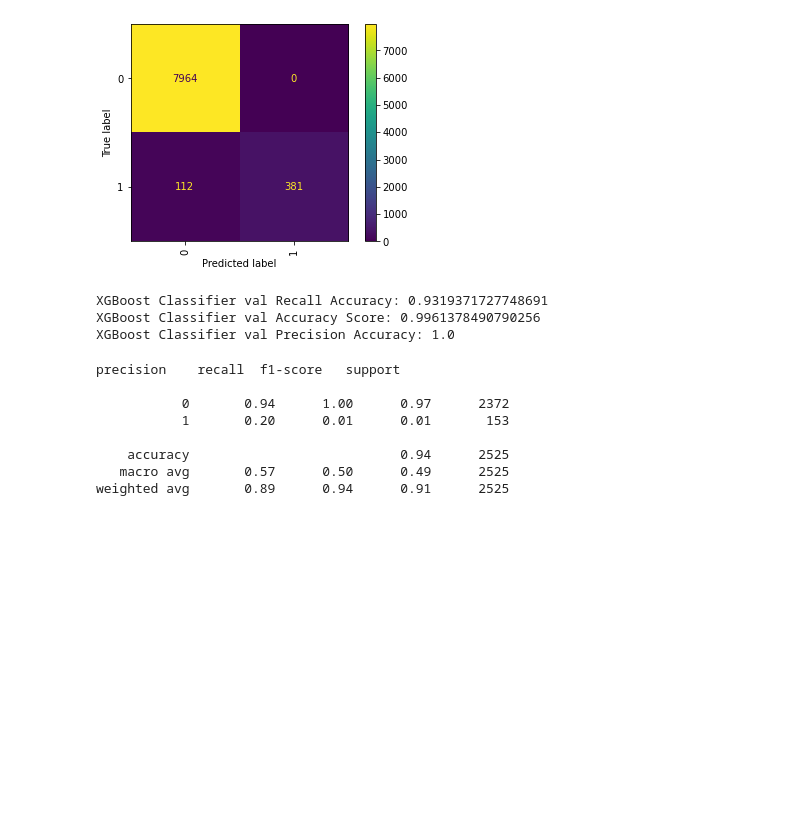
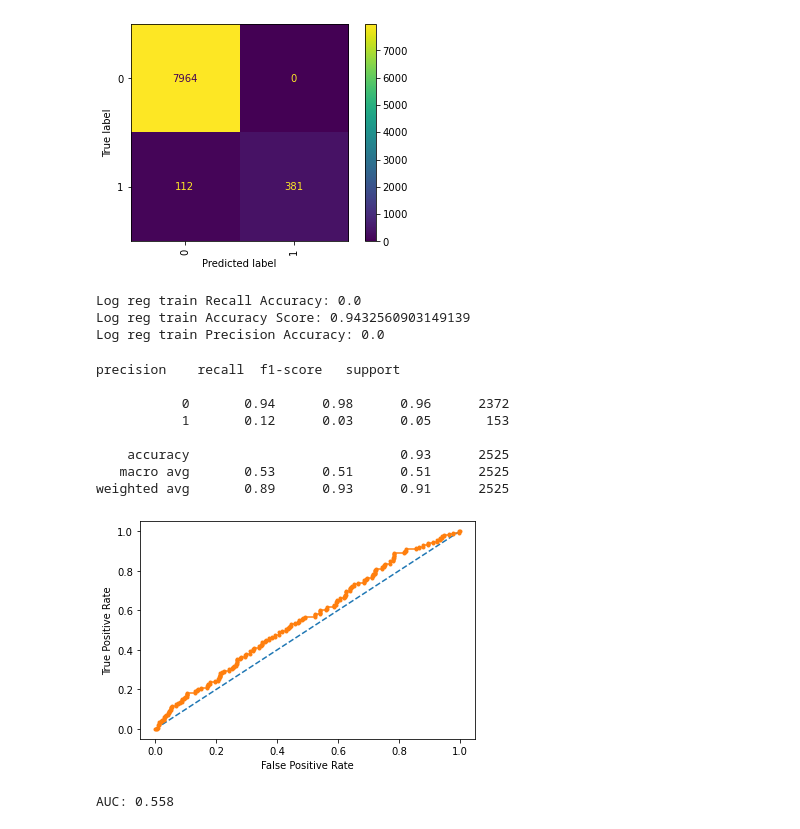
Before and after one commit to agpark1/VC-Sourcing-Model-Unit2-Build, a Jupyter notebook: 2A.ipynb, the cells around one changed output. Drawn from its saved outputs; the diff is of its cells as text; code cells hidden in the pictures; blank space fills up the shorter version.

Commit message:
exported pipeline and df2 for dashboard

```diff
--- a/2A.ipynb
+++ b/2A.ipynb
@@ -622,6 +635,7 @@ labels2 = df2['Raised Series A']
 
 X_train3, X_test3, y_train3, y_test3 = train_test_split(features2, labels2, test_size = 0.2, random_state = 42)
 # %%
+#log 1
 pipeline3 = make_pipeline(
     ce.OrdinalEncoder(),
     SimpleImputer(strategy='median'),
@@ -631,26 +645,44 @@ pipeline3 = make_pipeline(
 
 
 
-pipe3 = pipeline.fit(X_train3, y_train3);
+pipe3 = pipeline3.fit(X_train3, y_train3);
 # %%
+# log 1
 log_train = pipe3.predict(X_train3)
-print("XGBoost Classifier val Recall Accuracy:", recall_score(y_train3, log_train))
-print("XGBoost Classifier val Accuracy Score:", accuracy_score(y_train3, log_train))
-print("XGBoost Classifier val Precision Accuracy:", precision_score(y_train3, log_train))
+print("Log reg train Recall Accuracy:", recall_score(y_train3, log_train))
+print("Log reg train Accuracy Score:", accuracy_score(y_train3, log_train))
+print("Log reg train Precision Accuracy:", precision_score(y_train3, log_train))
 # %% [output]
-XGBoost Classifier val Recall Accuracy: 0.9319371727748691
-XGBoost Classifier val Accuracy Score: 0.9961378490790256
-XGBoost Classifier val Precision Accuracy: 1.0
+Log reg train Recall Accuracy: 0.0
+Log reg train Accuracy Score: 0.9432560903149139
+Log reg train Precision Accuracy: 0.0
 # %%
-#run test predictions
+#run test predictions for log 1
 predictions3 = pipe3.predict(X_test3)
 print(classification_report(y_test3, predictions3))
 # %% [output]
 precision    recall  f1-score   support
 
-           0       0.94      1.00      0.97      2372
-           1       0.20      0.01      0.01       153
+           0       0.94      0.98      0.96      2372
+           1       0.12      0.03      0.05       153
 
-    accuracy                           0.94      2525
-   macro avg       0.57      0.50      0.49      2525
-weighted avg       0.89      0.94      0.91      2525
+    accuracy                           0.93      2525
+   macro avg       0.53      0.51      0.51      2525
+weighted avg       0.89      0.93      0.91      2525
+# %%
+#log 1
+probs0 = pipe3.predict_proba(X_test3)
+probs0 = probs0[:, 1]
+# %%
+#ROC Curve for log 1
+fpr, tpr, thresholds = roc_curve(y_test3, probs0)
+pyplot.plot([0, 1], [0, 1], linestyle='--')
+pyplot.plot(fpr, tpr, marker='.')
+pyplot.xlabel('False Positive Rate')
+pyplot.ylabel('True Positive Rate')
+pyplot.show()
+auc_score = roc_auc_score(y_test3, probs0)
+print('AUC: %.3f' % auc_score)
+# %% [output]
+[figure, added]
+AUC: 0.558
```
Also changed, not shown: parts of 26 cells of this notebook, 2 other files.
